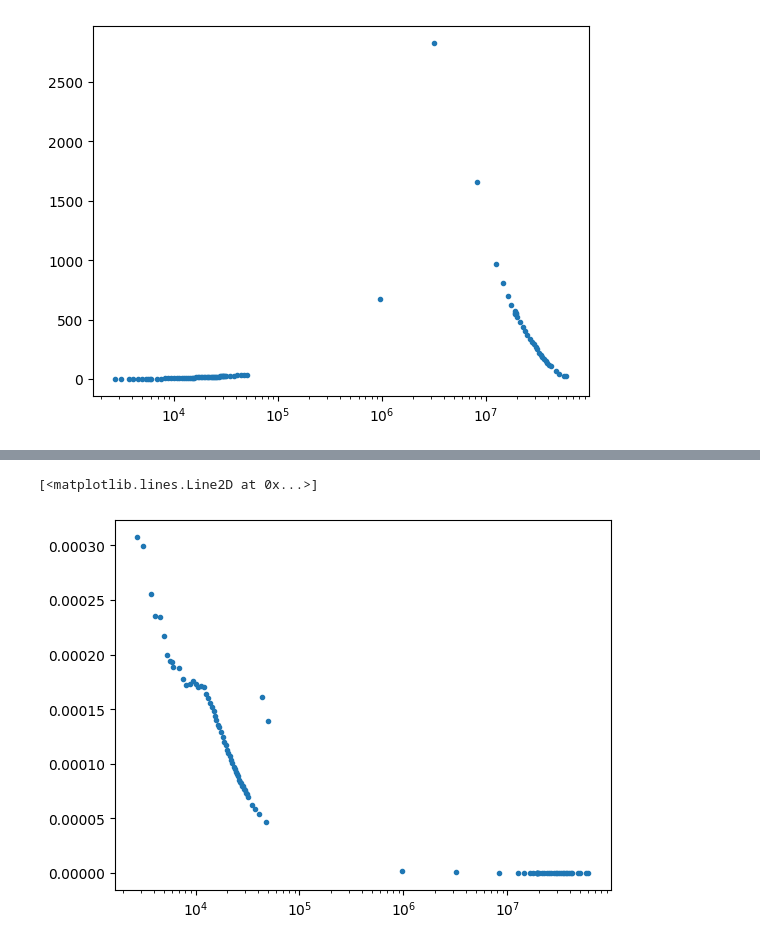
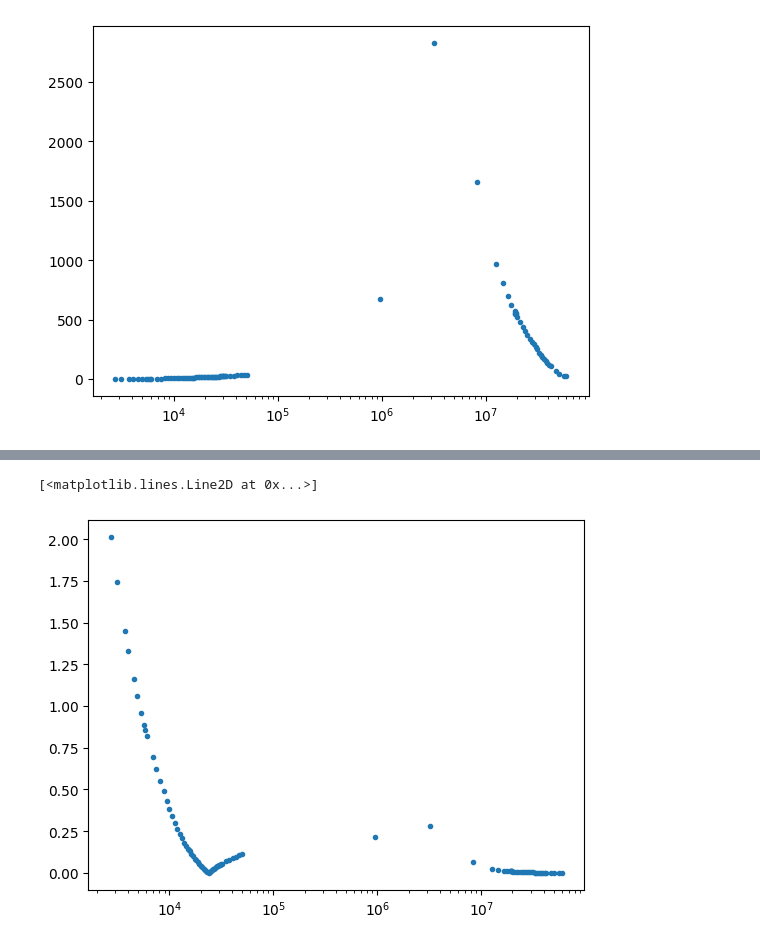
Before and after one commit to nilnil47/Lab-B, a Jupyter notebook: magnetisem/code/pemy.ipynb, the cells around one changed output, grey strips where cells are left out. Drawn from its saved outputs; the diff is of its cells as text; code cells hidden in the pictures.

```diff
--- a/magnetisem/code/pemy.ipynb
+++ b/magnetisem/code/pemy.ipynb
@@ -156,8 +157,21 @@ for index in range(len(amplitudes)):
-# %%
-N = 50
-Real_mu = []
-Im_mu = []
-
-for index in range(len(R_effective)):
-    Real_mu.append(R_effective[index]/(mu_0*frequencies[index]*(N**2)))
-    Im_mu.append(L_effective[index]/(mu_0*frequencies[index]*(N**2)))
+# %%
+L = ufloat(0.0125,0.00025)
+R = ufloat(19.2,0.096)
+r = ufloat(0.03,0.003)
+A = 2*math.pi*(r**2)
+l = 2*r
+N_square = (L*l)/(A*mu_0)
+
+R_effective = []
+L_effective = []
+L = ufloat(0.0125,0.0008)
+for index in range(len(amplitudes)):
+    R_effective.append(amplitudes[index]*math.cos(phases[index]) - R)
+    L_effective.append(L*amplitudes[index]*math.sin(phases[index])/(2*math.pi))
+
+Real_mu = []
+Im_mu = []
+
+for index in range(len(R_effective)):
+    Real_mu.append(l*R_effective[index]/(mu_0*frequencies[index]*N_square*A))
+    Im_mu.append(l*L_effective[index]/(mu_0*frequencies[index]*N_square*A))
@@ -164,6 +215,12 @@ for index in range(len(R_effective)):
+# %%
+permeability = []
+for index in range(len(Im_mu)):
+    permeability.append(Im_mu[index]**2 + Real_mu[index]**2)
+
+for index in range(len(permeability)):
+    permeability[index] = (permeability[index])**0.5
 # %%
-plt.ticklabel_format(style='scientific')
-plt.semilogx(frequencies,Im_mu,'.')
+plt.semilogx(frequencies,permeability,'.')
 # %% [output]
 [<matplotlib.lines.Line2D at 0x...>]
-[figure, old version]
+[figure, new version]
```
Also changed, not shown: parts of 10 cells of this notebook.
